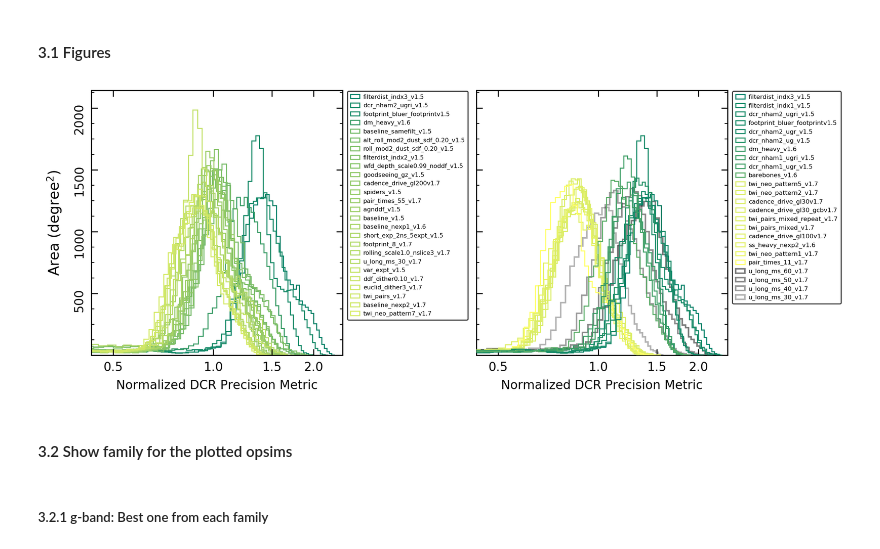
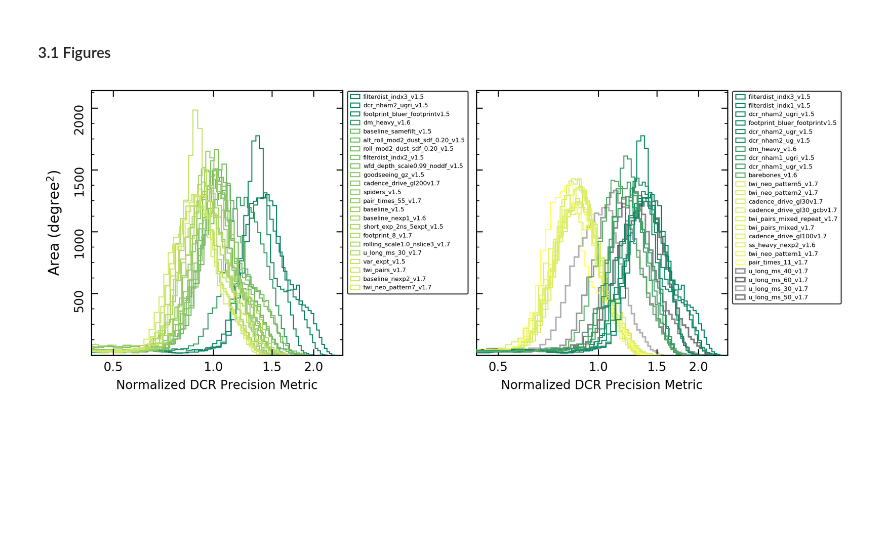
Before and after one commit to RichardsGroup/LSST_DCR, a Jupyter notebook: notebooks/03_Analyze_WFD.ipynb, the cells around one changed output. Saved outputs shown, nothing was run; the diff lists cells and outputs as text; code cells hidden in the pictures; blank space fills up the shorter version.

```diff
--- a/notebooks/03_Analyze_WFD.ipynb
+++ b/notebooks/03_Analyze_WFD.ipynb
@@ -285,11 +289,11 @@ Text(0.5, 1.0, 'Best 10 & Worst 10 (22.15_u)')
 # %%
 # sort by family and median
 # take the best from each family, but keep all three baselines
-best_g_family_no_baseline = summary_df_all[
-    summary_df_all.family != 'baseline'
+best_g_family_no_baseline = summary_df_no_ddf[
+    summary_df_no_ddf.family != 'baseline'
 ].sort_values(['family', 'DCR_22_g_Median']).drop_duplicates(subset='family')
 
-best_g_family = pd.concat([summary_df_all[summary_df_all.family == 'baseline'],
+best_g_family = pd.concat([summary_df_no_ddf[summary_df_no_ddf.family == 'baseline'],
                            best_g_family_no_baseline],
                           axis=0).sort_values('DCR_22_g_Median')
 
@@ -342,16 +346,16 @@ Text(0.5, 1.0, 'Best one from every family (22_g)')
 fig, ax = plt.subplots(1, 1, figsize=(5, 5), dpi=120)
 
 # resort by metric value
-summary_df_all = summary_df_all.sort_values('DCR_22_g_Median')
+summary_df_no_ddf = summary_df_no_ddf.sort_values('DCR_22_g_Median')
 
 # create normalization object
-gNormAll = mpl.colors.Normalize(vmin=summary_df_all['DCR_22_g_Median'].min(),
-                                vmax=summary_df_all['DCR_22_g_Median'].max())
+gNormAll = mpl.colors.Normalize(vmin=summary_df_no_ddf['DCR_22_g_Median'].min(),
+                                vmax=summary_df_no_ddf['DCR_22_g_Median'].max())
 bins = 60
 density = False
 
 # plot top 10
-for run in summary_df_all.index[:10]:
+for run in summary_df_no_ddf.index[:10]:
 
     # match keys
     keys = [*final_bundleDicts[run].keys()]
@@ -362,12 +366,12 @@ for run in summary_df_all.index[:10]:
     data = final_bundleDicts[run][metricKey].metricValues.data[~mask]
     data = data[~(np.isnan(data) | np.isinf(data))]
 
-    c = mpl.cm.summer(gNormAll(summary_df_all.loc[run, 'DCR_22_g_Median']))
+    c = mpl.cm.summer(gNormAll(summary_df_no_ddf.loc[run, 'DCR_22_g_Median']))
     ax.hist(norm_metric_g/data, bins=bins, histtype='step', color=c,  zorder=30,
              density=density, label=f"{run[:run.find('v1.')+4]}")
 
 # plot worst 10
-for run in summary_df_all.index[-10:]:
+for run in summary_df_no_ddf.index[-10:]:
 
     # match keys
     keys = [*final_bundleDicts[run].keys()]
@@ -378,7 +382,7 @@ for run in summary_df_all.index[-10:]:
     data = final_bundleDicts[run][metricKey].metricValues.data[~mask]
     data = data[~(np.isnan(data) | np.isinf(data))]
 
-    c = mpl.cm.summer(gNormAll(summary_df_all.loc[run, 'DCR_22_g_Median']))
+    c = mpl.cm.summer(gNormAll(summary_df_no_ddf.loc[run, 'DCR_22_g_Median']))
     ax.hist(norm_metric_g/data, bins=bins, histtype='step', color=c, zorder=20,
              density=density, label=f"{run[:run.find('v1.')+4]}")
 
@@ -433,8 +437,8 @@ Only show g-band curves and say that the siuation is smiliar in u-band.
 norm_metric_g = summary_df_all.loc[norm_run, 'DCR_22_g_Median']
 
 # create normalization object for color
-gNormAll = mpl.colors.Normalize(vmin=summary_df_all['DCR_22_g_Median'].min(),
-                                vmax=summary_df_all['DCR_22_g_Median'].max())
+gNormAll = mpl.colors.Normalize(vmin=summary_df_no_ddf['DCR_22_g_Median'].min(),
+                                vmax=summary_df_no_ddf['DCR_22_g_Median'].max())
 # set hist params
 bins = 60
 density = False
@@ -444,13 +448,16 @@ fig = plt.figure(figsize=(11,4.5), dpi=200)
 ax1 = fig.add_axes([0.07, 0.15, 0.31, 0.8])
 ax2 = fig.add_axes([0.545, 0.15, 0.31, 0.8])
 
+## -----------
 ## left panel
+## -----------
+
 # take the best from each family, but keep all three baselines
-best_g_family_no_baseline = summary_df_all[
-    summary_df_all.family != 'baseline'
+best_g_family_no_baseline = summary_df_no_ddf[
+    summary_df_no_ddf.family != 'baseline'
 ].sort_values(['family', 'DCR_22_g_Median']).drop_duplicates(subset='family')
 
-best_g_family = pd.concat([summary_df_all[summary_df_all.family == 'baseline'],
+best_g_family = pd.concat([summary_df_no_ddf[summary_df_no_ddf.family == 'baseline'],
                            best_g_family_no_baseline],
                           axis=0).sort_values('DCR_22_g_Median')
 
@@ -486,11 +493,18 @@ ax1_y_tick_vals = ax1.get_yticks()
 ax1_y_lim = ax1.get_ylim()
 ax1.set_yticklabels(['{:.0f}'.format(x * (54.967783/60)**2) for x in ax1_y_tick_vals], rotation=90)
 ax1.set_ylabel('Area ($\mathrm{degree^{2}}$)', labelpad=10)
-# ax1.set_title('Best One from Every Family')
+## -------------------------------------------------------------------------------------------------
 
+
+## -----------
 ## right panel
-# plot top 10
-for run in summary_df_all.index[:10]:
+## -----------
+
+# resort by metric value
+summary_df_no_ddf = summary_df_no_ddf.sort_values('DCR_22_g_Median')
+
+## plot top 10
+for run in summary_df_no_ddf.index[:10]:
 
     # match keys
     keys = [*final_bundleDicts[run].keys()]
@@ -501,12 +515,12 @@ for run in summary_df_all.index[:10]:
     data = final_bundleDicts[run][metricKey].metricValues.data[~mask]
     data = data[~(np.isnan(data) | np.isinf(data))]
 
-    c = mpl.cm.summer(gNormAll(summary_df_all.loc[run, 'DCR_22_g_Median']))
+    c = mpl.cm.summer(gNormAll(summary_df_no_ddf.loc[run, 'DCR_22_g_Median']))
     ax2.hist(norm_metric_g/data, bins=bins, histtype='step', color=c, zorder=20,
              density=density, label=f"{run[:run.find('v1.')+4]}")
 
-# plot worst 10
-for run in summary_df_all.index[-10:]:
+## plot worst 10
+for run in summary_df_no_ddf.index[-10:]:
 
     # match keys
     keys = [*final_bundleDicts[run].keys()]
@@ -517,12 +531,12 @@ for run in summary_df_all.index[-10:]:
     data = final_bundleDicts[run][metricKey].metricValues.data[~mask]
     data = data[~(np.isnan(data) | np.isinf(data))]
 
-    c = mpl.cm.summer(gNormAll(summary_df_all.loc[run, 'DCR_22_g_Median']))
+    c = mpl.cm.summer(gNormAll(summary_df_no_ddf.loc[run, 'DCR_22_g_Median']))
     ax2.hist(norm_metric_g/data, bins=bins, histtype='step', color=c, zorder=10,
              density=density, label=f"{run[:run.find('v1.')+4]}")
 
 
-# plot u_long in u band
+## plot u_long in u band
 u_long_summary = summary_df_all[summary_df_all.family == 'u_long']
 u_medians = norm_metric_u/u_long_summary.loc[:, 'DCR_22.15_u_Median'].values
 alpha_norm = mpl.colors.Normalize(vmin = u_medians.min()-0.5, vmax=u_medians.max()+0.4)
@@ -533,35 +547,32 @@ for run in u_long_summary.index[::-1]:
     metricKey = [elem for elem in keys if elem[1] == 'DCR_22.15_u'][0]
 
     # need to mask the pixels that have no available data
     mask = final_bundleDicts[run][metricKey].metricValues.mask
     data = final_bundleDicts[run][metricKey].metricValues.data[~mask]
     data = data[~(np.isnan(data) | np.isinf(data))]
 
 
     alpha = 0.75*alpha_norm(norm_metric_u/u_long_summary.loc[run, 'DCR_22.15_u_Median'])
     ax2.hist(norm_metric_u/data, bins=bins, histtype='step', color='k', alpha=alpha, zorder=0,
              density=density, label=f"{run[:run.find('v1.')+4]}", linewidth=1.5)
+
 # tick & format
 ax2.set_xscale('log', basex=10)
 ax2.set_xbound(lower=0.43, upper=2.45)
 ax2.tick_params(top=True, right=True, which='both')
 ax2.xaxis.set_major_locator(plt.FixedLocator([.5, 1, 1.5, 2]))
 ax2.xaxis.set_major_formatter(plt.FormatStrFormatter('%.1f'))
 ax2.xaxis.set_minor_locator(plt.NullLocator())
 
 # label & legend
 ax2.set_xlabel('Normalized DCR Precision Metric', fontsize=12)
 ax2.legend(fontsize=6, bbox_to_anchor=(1.0, 1.015), edgecolor='k', loc=2, labelspacing=0.45)
 
 # make ax2 has same y lime as ax1
 ax2.set_ylim(ax1_y_lim)
 ax2.yaxis.set_major_locator(plt.FixedLocator(np.array([500, 1000, 1500, 2000])/(54.967783/60)**2))
 _ = ax2.set_yticklabels("")
 
 # plt.savefig('dcr_cad_note_wfd.pdf')
 # %% [output]
-[figure, old version]
+[figure, new version]
-# %% [markdown]
-#### 3.2 Show family for the plotted opsims
-# %% [markdown]
-##### 3.2.1 g-band: Best one from each family
```
Also changed, not shown: parts of 9 cells of this notebook, 1 other file.
